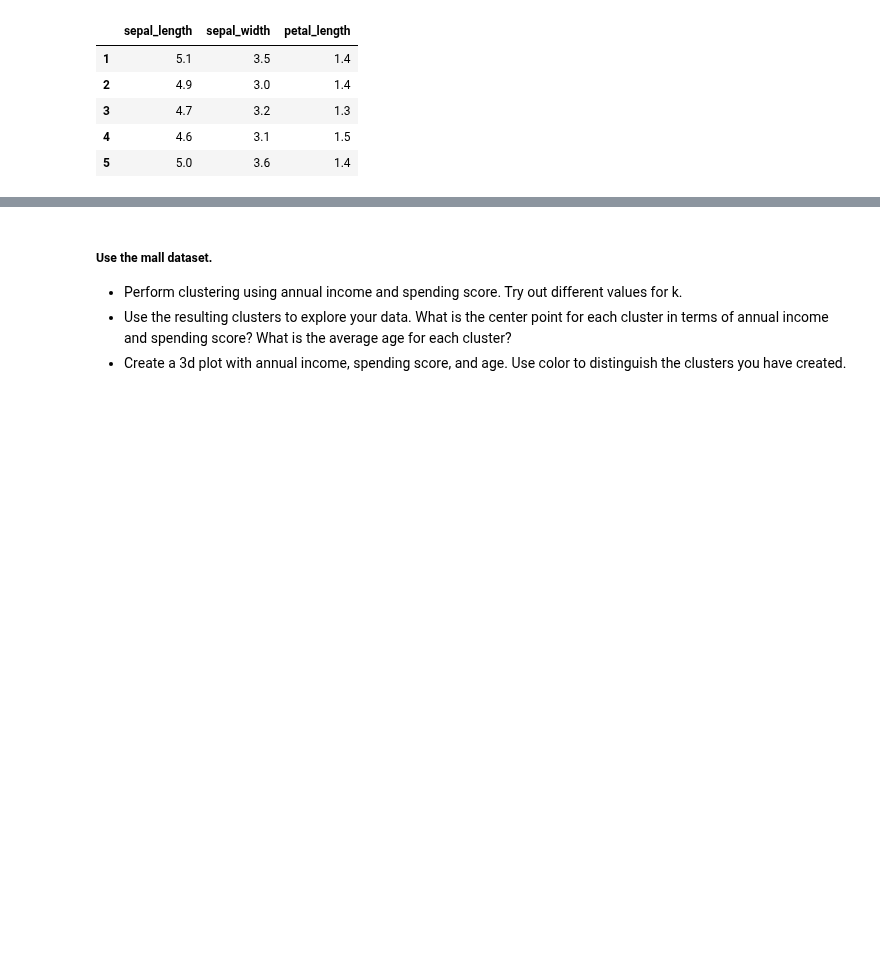
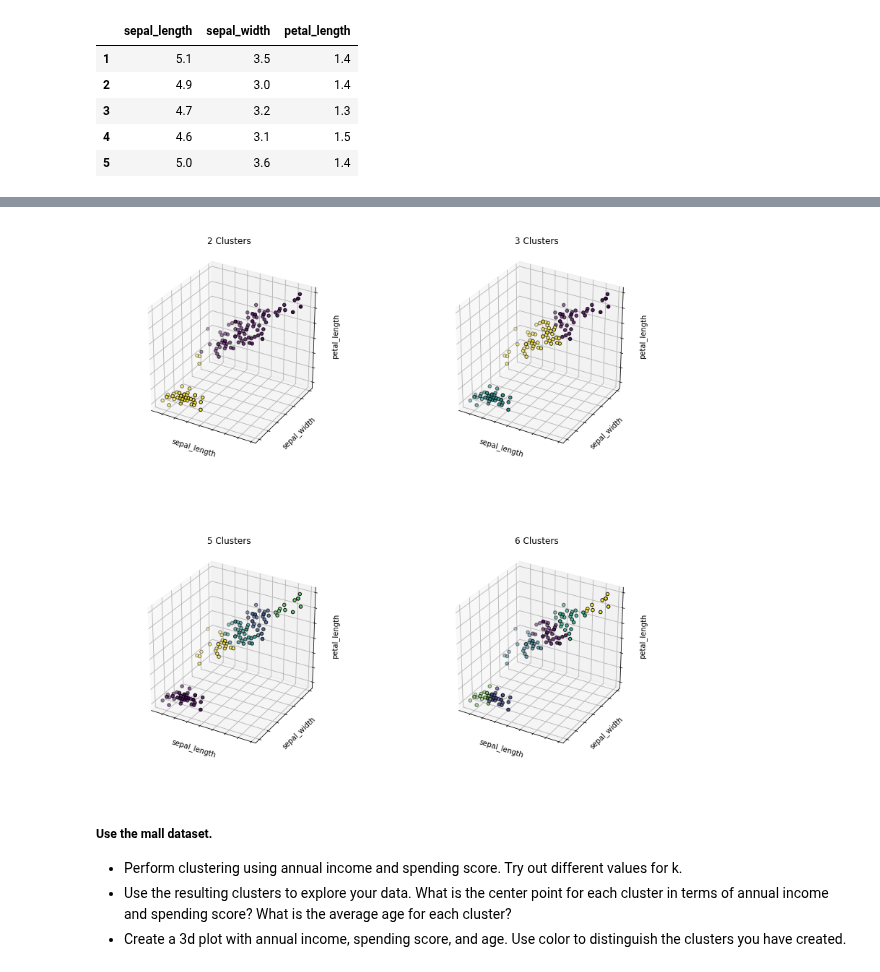
Before and after one commit to misty-garcia/ds-methodologies-exercises, a Jupyter notebook: clustering/modeling.ipynb, the cells around one changed output, grey strips where cells are left out. Saved outputs shown, nothing was run; the diff lists cells and outputs as text; code cells hidden in the pictures; blank space fills up the shorter version.

Commit message:
add subplots for ks

```diff
--- a/clustering/modeling.ipynb
+++ b/clustering/modeling.ipynb
@@ -78,3 +86,27 @@ plt.show()
+# %%
+estimators = [('2 Clusters', KMeans(n_clusters=2)),
+              ('3 Clusters', KMeans(n_clusters=3)),
+              ('5 Clusters', KMeans(n_clusters=5)),
+              ('6 Clusters', KMeans(n_clusters=6))]
+# %%
+fig, axs = plt.subplots(2, 2, figsize=(14, 14), subplot_kw={'projection': '3d'})
+
+for ax, (title, kmeans) in zip(axs.ravel(), estimators):
+    # fit the model
+    kmeans.fit(iris)
+
+    # plot the points
+    ax.scatter(iris.sepal_length, iris.petal_length, iris.petal_length, c=kmeans.labels_, edgecolor='k')
+    ax.set(xlabel='sepal_length', ylabel='sepal_width', zlabel='petal_length')
+
+    ax.w_xaxis.set_ticklabels([])
+    ax.w_yaxis.set_ticklabels([])
+    ax.w_zaxis.set_ticklabels([])
+
+    ax.set_title(title)
+    ax.dist = 12
+# %% [output]
+[figure, added]
 # %% [markdown]
 ##### Use the mall dataset.
 
```
Also changed, not shown: parts of 21 cells of this notebook.
